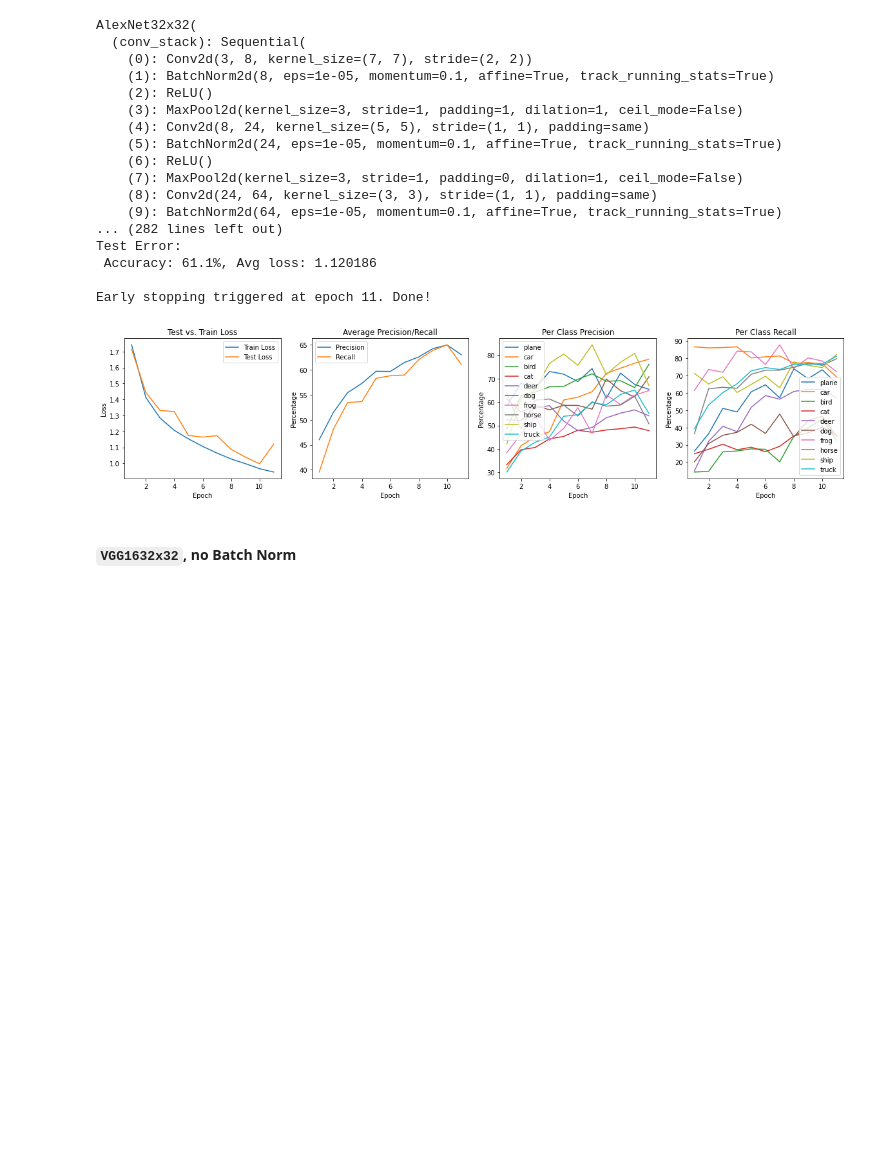
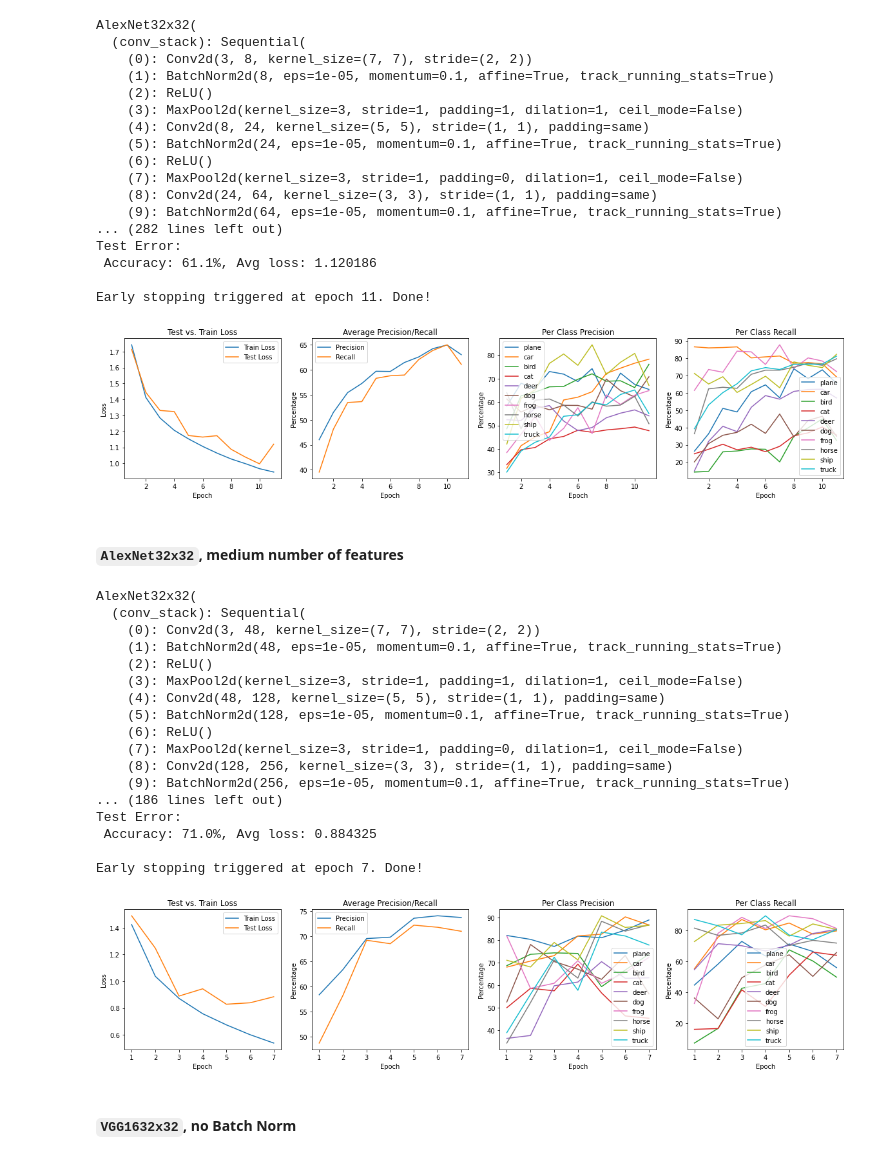
Before and after one commit to cunningham1901/coc102-cw, a Jupyter notebook: cojdc-cw.ipynb, the cells around one changed output. Cells and saved outputs as stored; diff of their text form; code cells hidden in the pictures; blank space fills up the shorter version.

Commit message:
Added 'medium number of features' experiment

```diff
--- a/cojdc-cw.ipynb
+++ b/cojdc-cw.ipynb
@@ -780,6 +780,47 @@ Test Error:
 
 Early stopping triggered at epoch 11. Done!
 [figure]
+# %% [markdown]
+#### `AlexNet32x32`, medium number of features
+# %%
+an_config = {
+    'name' : 'AlexNet32x32_medFeatures_LR1e-3_M09_BN',
+    'batch_norm' : True,
+    'small_features': 48, # default: 96
+    'medium_features': 128,# default: 256
+    'large_features': 256, # default: 384
+    'fullyconnected_features': 2048 # default: 4096
+}
+
+a_net = AlexNet32x32(an_config)
+a_net.to(device)
+print(a_net)
+
+loss_fn = nn.CrossEntropyLoss()
+optimiser = torch.optim.SGD(a_net.parameters(), lr=1e-3, momentum=0.9)
+
+train_losses, test_results = train_with_early_stopping(train_dataloader, test_dataloader, a_net, loss_fn, optimiser)
+
+plot_results(train_losses, test_results)
+# %% [output]
+AlexNet32x32(
+  (conv_stack): Sequential(
+    (0): Conv2d(3, 48, kernel_size=(7, 7), stride=(2, 2))
+    (1): BatchNorm2d(48, eps=1e-05, momentum=0.1, affine=True, track_running_stats=True)
+    (2): ReLU()
+    (3): MaxPool2d(kernel_size=3, stride=1, padding=1, dilation=1, ceil_mode=False)
+    (4): Conv2d(48, 128, kernel_size=(5, 5), stride=(1, 1), padding=same)
+    (5): BatchNorm2d(128, eps=1e-05, momentum=0.1, affine=True, track_running_stats=True)
+    (6): ReLU()
+    (7): MaxPool2d(kernel_size=3, stride=1, padding=0, dilation=1, ceil_mode=False)
+    (8): Conv2d(128, 256, kernel_size=(3, 3), stride=(1, 1), padding=same)
+    (9): BatchNorm2d(256, eps=1e-05, momentum=0.1, affine=True, track_running_stats=True)
+... (186 lines left out)
+Test Error:
+ Accuracy: 71.0%, Avg loss: 0.884325
+
+Early stopping triggered at epoch 7. Done!
+[figure, added]
 # %% [markdown]
 #### `VGG1632x32`, no Batch Norm
 # %%
```
Also changed, not shown: parts of 2 cells of this notebook.
